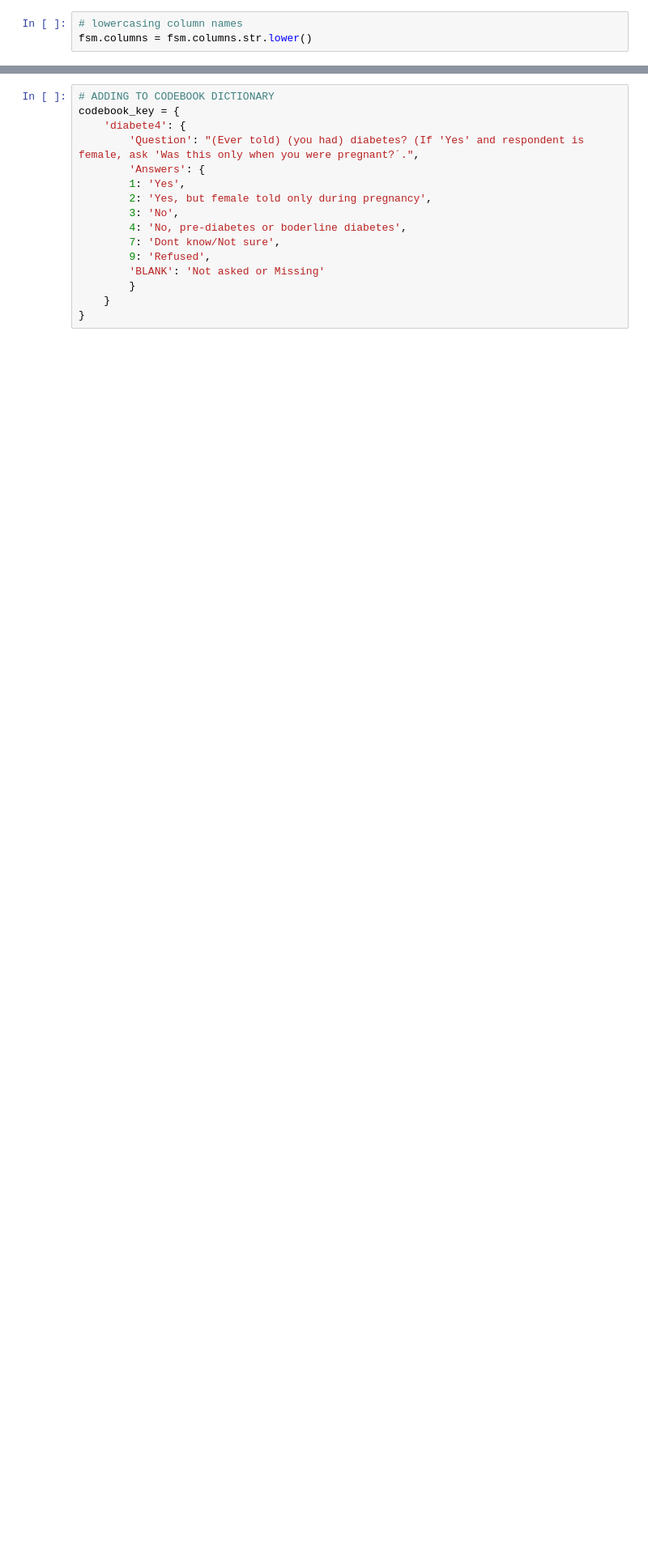
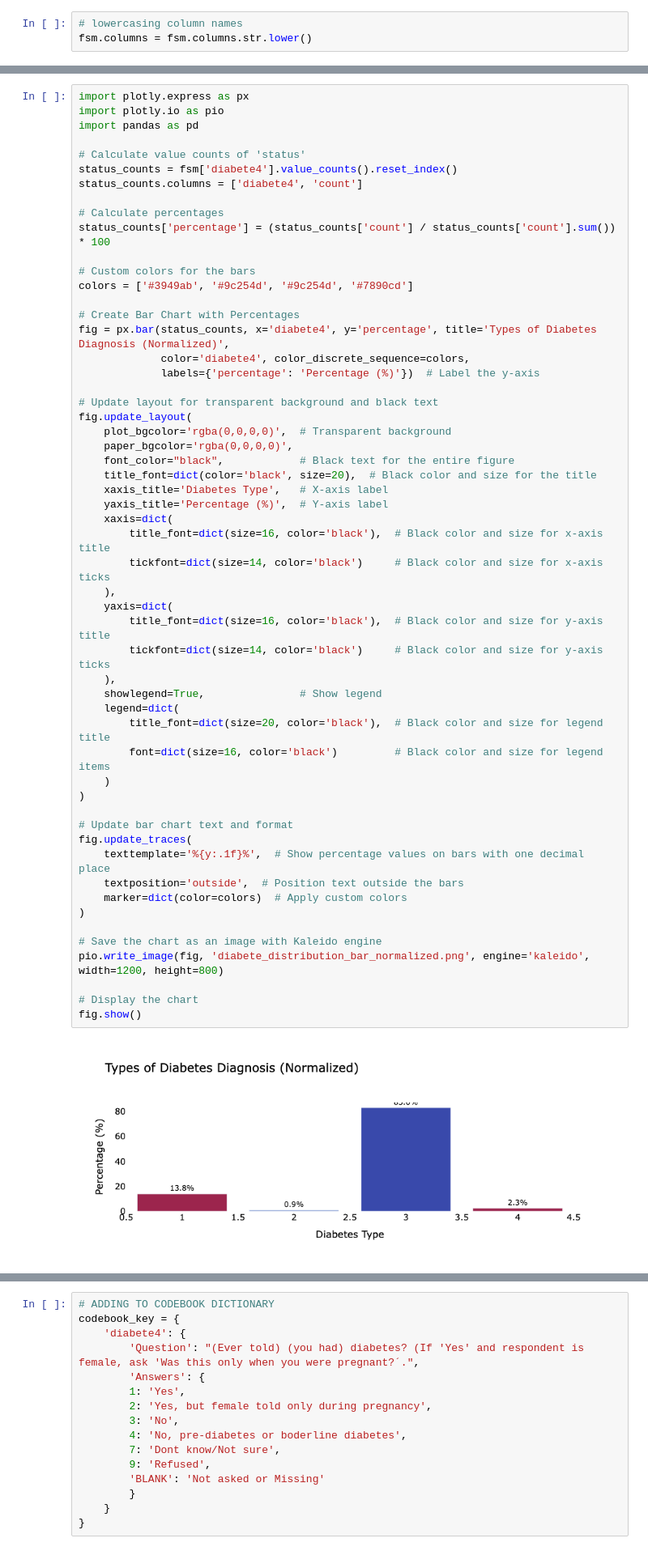
Before and after one commit to emmascotson/capstone_flatiron, a Jupyter notebook: notebooks/exploratory.ipynb, the cells around one changed output, grey strips where cells are left out. Shown at 81% size. Drawn from its saved outputs; the diff is of its cells as text; blank space fills up the shorter version.

```diff
--- a/notebooks/Capstone.ipynb
+++ b/notebooks/exploratory.ipynb
@@ -244,0 +405,57 @@ fsm.columns = fsm.columns.str.lower()
+# %%
+import plotly.express as px
+import plotly.io as pio
+import pandas as pd
+
+# Calculate value counts of 'status'
+status_counts = fsm['diabete4'].value_counts().reset_index()
+status_counts.columns = ['diabete4', 'count']
+
+# Calculate percentages
+status_counts['percentage'] = (status_counts['count'] / status_counts['count'].sum()) * 100
+
+# Custom colors for the bars
+colors = ['#3949ab', '#9c254d', '#9c254d', '#7890cd']
+
+# Create Bar Chart with Percentages
+fig = px.bar(status_counts, x='diabete4', y='percentage', title='Types of Diabetes Diagnosis (Normalized)',
+             color='diabete4', color_discrete_sequence=colors,
+             labels={'percentage': 'Percentage (%)'})  # Label the y-axis
+
+# Update layout for transparent background and black text
+fig.update_layout(
+    plot_bgcolor='rgba(0,0,0,0)',  # Transparent background
+    paper_bgcolor='rgba(0,0,0,0)',
+    font_color="black",            # Black text for the entire figure
+    title_font=dict(color='black', size=20),  # Black color and size for the title
+    xaxis_title='Diabetes Type',   # X-axis label
+    yaxis_title='Percentage (%)',  # Y-axis label
+    xaxis=dict(
+        title_font=dict(size=16, color='black'),  # Black color and size for x-axis title
+        tickfont=dict(size=14, color='black')     # Black color and size for x-axis ticks
+    ),
+    yaxis=dict(
+        title_font=dict(size=16, color='black'),  # Black color and size for y-axis title
+        tickfont=dict(size=14, color='black')     # Black color and size for y-axis ticks
+    ),
+    showlegend=True,               # Show legend
+    legend=dict(
+        title_font=dict(size=20, color='black'),  # Black color and size for legend title
+        font=dict(size=16, color='black')         # Black color and size for legend items
+    )
+)
+
+# Update bar chart text and format
+fig.update_traces(
+    texttemplate='%{y:.1f}%',  # Show percentage values on bars with one decimal place
+    textposition='outside',  # Position text outside the bars
+    marker=dict(color=colors)  # Apply custom colors
+)
+
+# Save the chart as an image with Kaleido engine
+pio.write_image(fig, 'diabete_distribution_bar_normalized.png', engine='kaleido', width=1200, height=800)
+
+# Display the chart
+fig.show()
+# %% [output]
+[figure, added]
```
Also changed, not shown: parts of 14 cells of this notebook, 7 other files.
